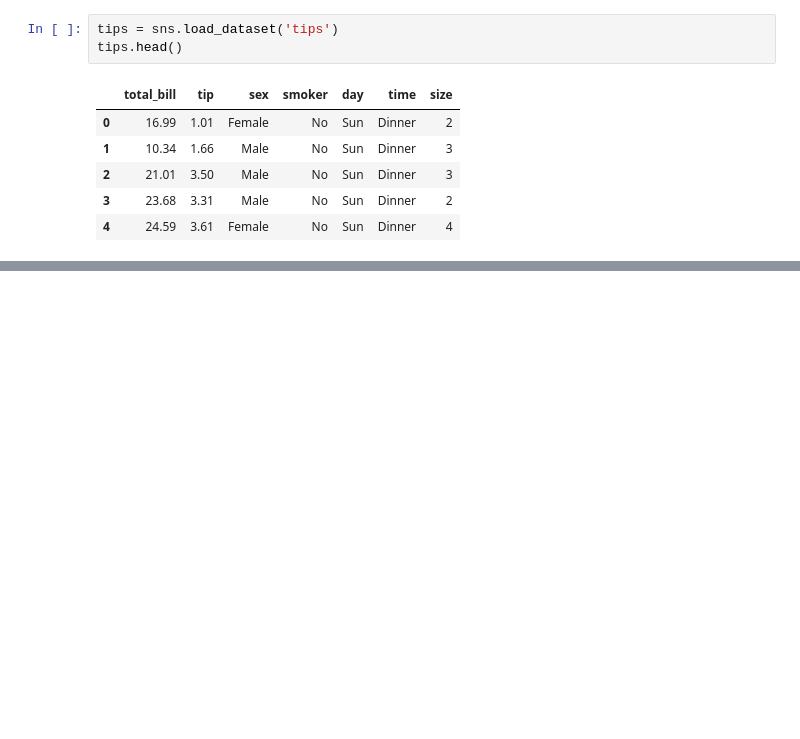
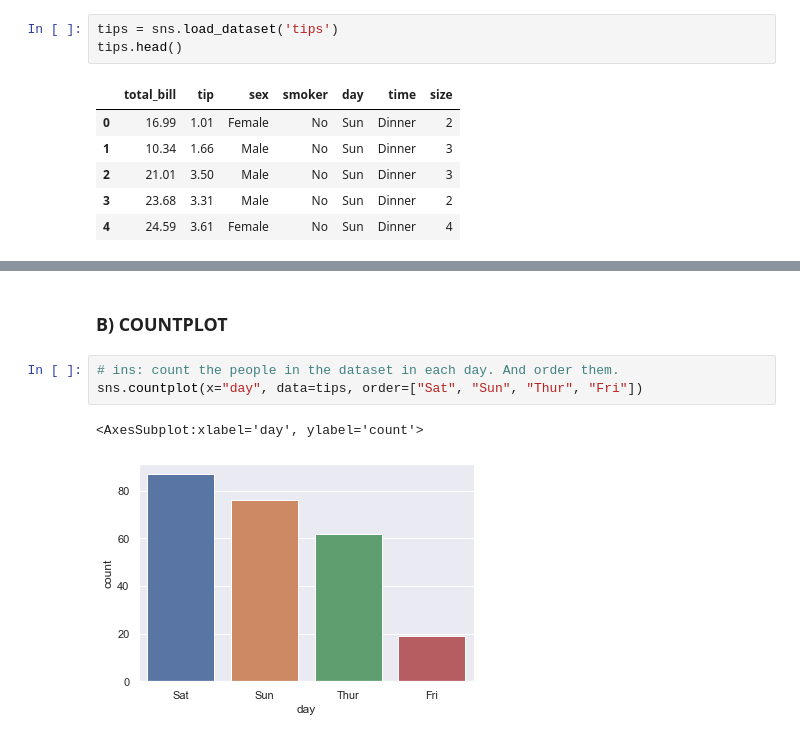
Before and after one commit to OsmanAliDurna/ExercisesFromInternet, a Jupyter notebook: fromJupiter/w5exercises.ipynb, the cells around one changed output, grey strips where cells are left out. Saved outputs shown, nothing was run; the diff lists cells and outputs as text; blank space fills up the shorter version.

```diff
--- a/fromJupiter/w5exercises.ipynb
+++ b/fromJupiter/w5exercises.ipynb
@@ -19,0 +57,8 @@ tips["total_bill"].plot(kind="bar");
+# %% [markdown]
+### B) COUNTPLOT
+# %%
+# ins: count the people in the dataset in each day. And order them.
+sns.countplot(x="day", data=tips, order=["Sat", "Sun", "Thur", "Fri"])
+# %% [output]
+<AxesSubplot:xlabel='day', ylabel='count'>
+[figure, added]
```
Also changed, not shown: parts of 18 cells of this notebook.
